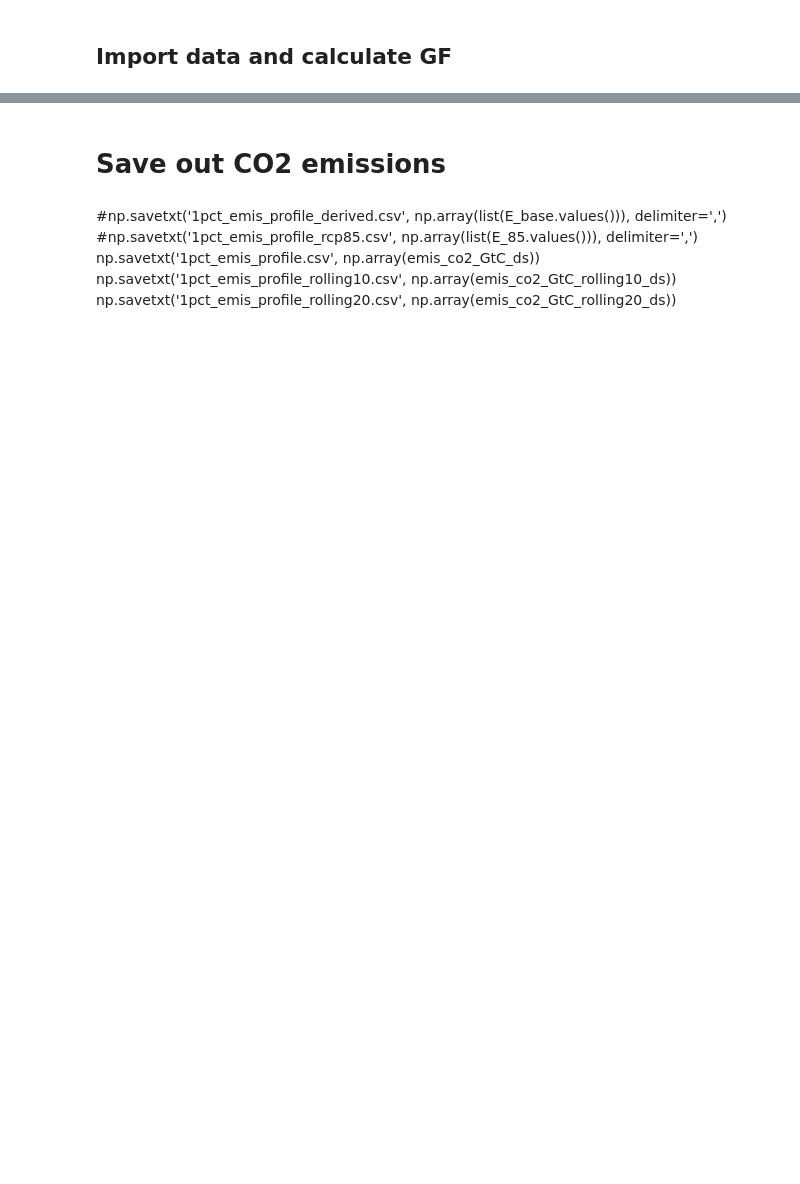
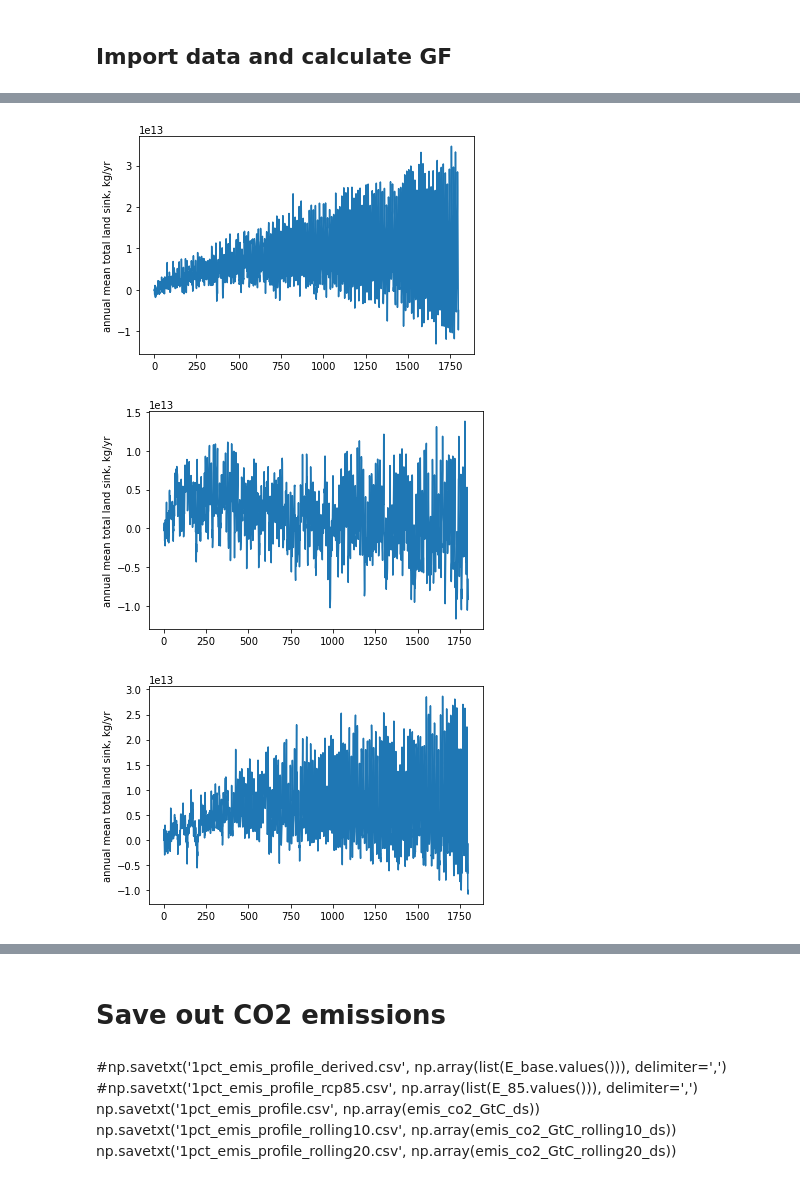
Before and after one commit to lfreese/CO2_greens, a Jupyter notebook: 1pct_concentration_profile.ipynb, the cells around one changed output, grey strips where cells are left out. Saved outputs shown, nothing was run; the diff lists cells and outputs as text; code cells hidden in the pictures; blank space fills up the shorter version.

```diff
--- a/1pct_concentration_profile.ipynb
+++ b/1pct_concentration_profile.ipynb
@@ -376,6 +69,0 @@ for m in model_run_control_dict.keys():
-# %%
-for m in model_run_control_dict.keys():
-    if m == 'UKESM1' or m == 'NORESM2' or m == 'GFDL':
-        fig, ax = plt.subplots()
-        plt.plot(G_atm[m])
-        plt.ylabel('kg/yr in atmosphere')
@@ -399,0 +276,9 @@ for m in model_run_control_dict.keys():
+# %%
+for m in [ 'NORESM2', 'ACCESS','MIROC']: #model_run_control_dict.keys():
+    fig, ax = plt.subplots()
+    plt.plot(nbp[m]['nbp'].sum(dim = ['lat','lon']))
+    plt.ylabel('annual mean total land sink, kg/yr')
+# %% [output]
+[figure, added]
+[figure, added]
+[figure, added]
```
Also changed, not shown: parts of 76 cells of this notebook, 44 other files.
